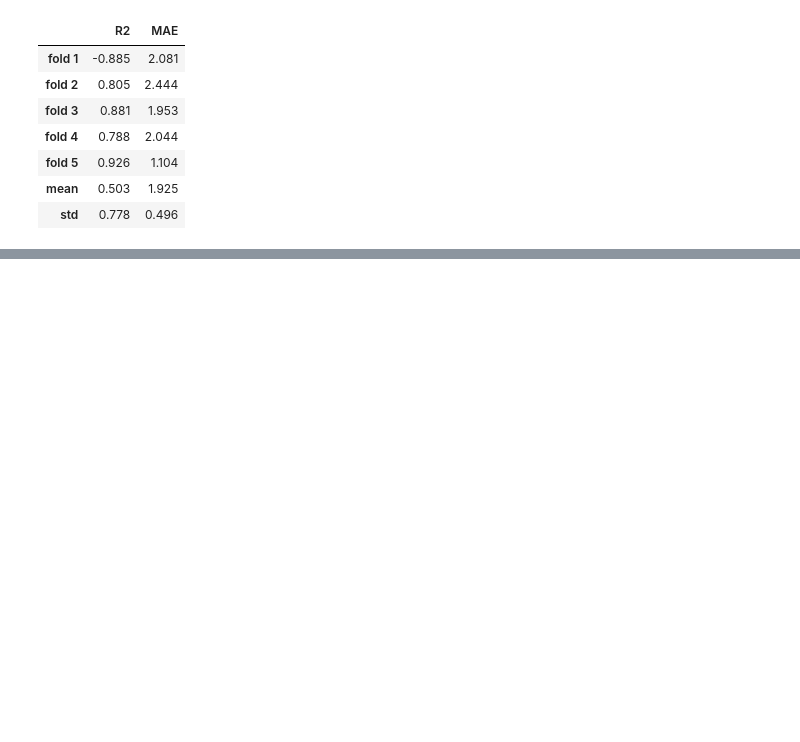
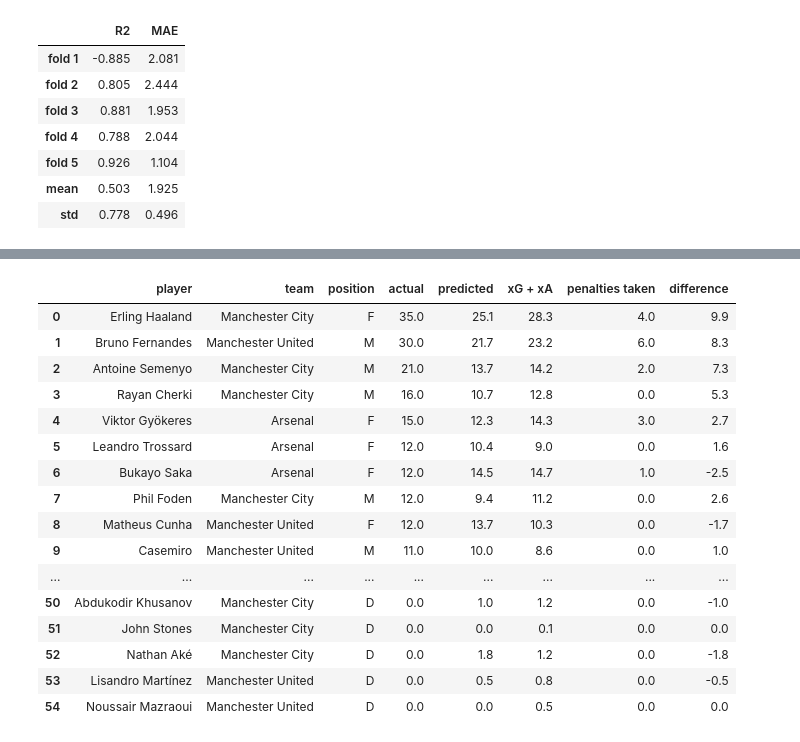
Before and after one commit to Mujtabazadawa/G-A-predictor, a Jupyter notebook: notebooks/ga_predictor.ipynb, the cells around one changed output, grey strips where cells are left out. Saved outputs shown, nothing was run; the diff lists cells and outputs as text; code cells hidden in the pictures; blank space fills up the shorter version.

```diff
--- a/notebooks/ga_predictor.ipynb
+++ b/notebooks/ga_predictor.ipynb
@@ -328,0 +519,29 @@ cv_table.round(3)
+# %%
+player_table = (
+    players[["player_name", "team_name", "position", TARGET, "predicted", "xg_xa", "penaltiesTaken"]]
+    .rename(columns={"player_name": "player", "team_name": "team", TARGET: "actual",
+                     "xg_xa": "xG + xA", "penaltiesTaken": "penalties taken"})
+    .assign(difference=lambda t: t["actual"] - t["predicted"])
+    .sort_values("actual", ascending=False)
+    .reset_index(drop=True)
+    .round(1)
+)
+player_table
+# %% [output]
+|  | player | team | position | actual | predicted | xG + xA | penalties taken | difference |
+| 0 | Erling Haaland | Manchester City | F | 35.0 | 25.1 | 28.3 | 4.0 | 9.9 |
+| 1 | Bruno Fernandes | Manchester United | M | 30.0 | 21.7 | 23.2 | 6.0 | 8.3 |
+| 2 | Antoine Semenyo | Manchester City | M | 21.0 | 13.7 | 14.2 | 2.0 | 7.3 |
+| 3 | Rayan Cherki | Manchester City | M | 16.0 | 10.7 | 12.8 | 0.0 | 5.3 |
+| 4 | Viktor Gyökeres | Arsenal | F | 15.0 | 12.3 | 14.3 | 3.0 | 2.7 |
+| 5 | Leandro Trossard | Arsenal | F | 12.0 | 10.4 | 9.0 | 0.0 | 1.6 |
+| 6 | Bukayo Saka | Arsenal | F | 12.0 | 14.5 | 14.7 | 1.0 | -2.5 |
+| 7 | Phil Foden | Manchester City | M | 12.0 | 9.4 | 11.2 | 0.0 | 2.6 |
+| 8 | Matheus Cunha | Manchester United | F | 12.0 | 13.7 | 10.3 | 0.0 | -1.7 |
+| 9 | Casemiro | Manchester United | M | 11.0 | 10.0 | 8.6 | 0.0 | 1.0 |
+| ... | ... | ... | ... | ... | ... | ... | ... | ... |
+| 50 | Abdukodir Khusanov | Manchester City | D | 0.0 | 1.0 | 1.2 | 0.0 | -1.0 |
+| 51 | John Stones | Manchester City | D | 0.0 | 0.0 | 0.1 | 0.0 | 0.0 |
+| 52 | Nathan Aké | Manchester City | D | 0.0 | 1.8 | 1.2 | 0.0 | -1.8 |
+| 53 | Lisandro Martínez | Manchester United | D | 0.0 | 0.5 | 0.8 | 0.0 | -0.5 |
+| 54 | Noussair Mazraoui | Manchester United | D | 0.0 | 0.0 | 0.5 | 0.0 | 0.0 |
```
Also changed, not shown: parts of 19 cells of this notebook, 4 other files.
